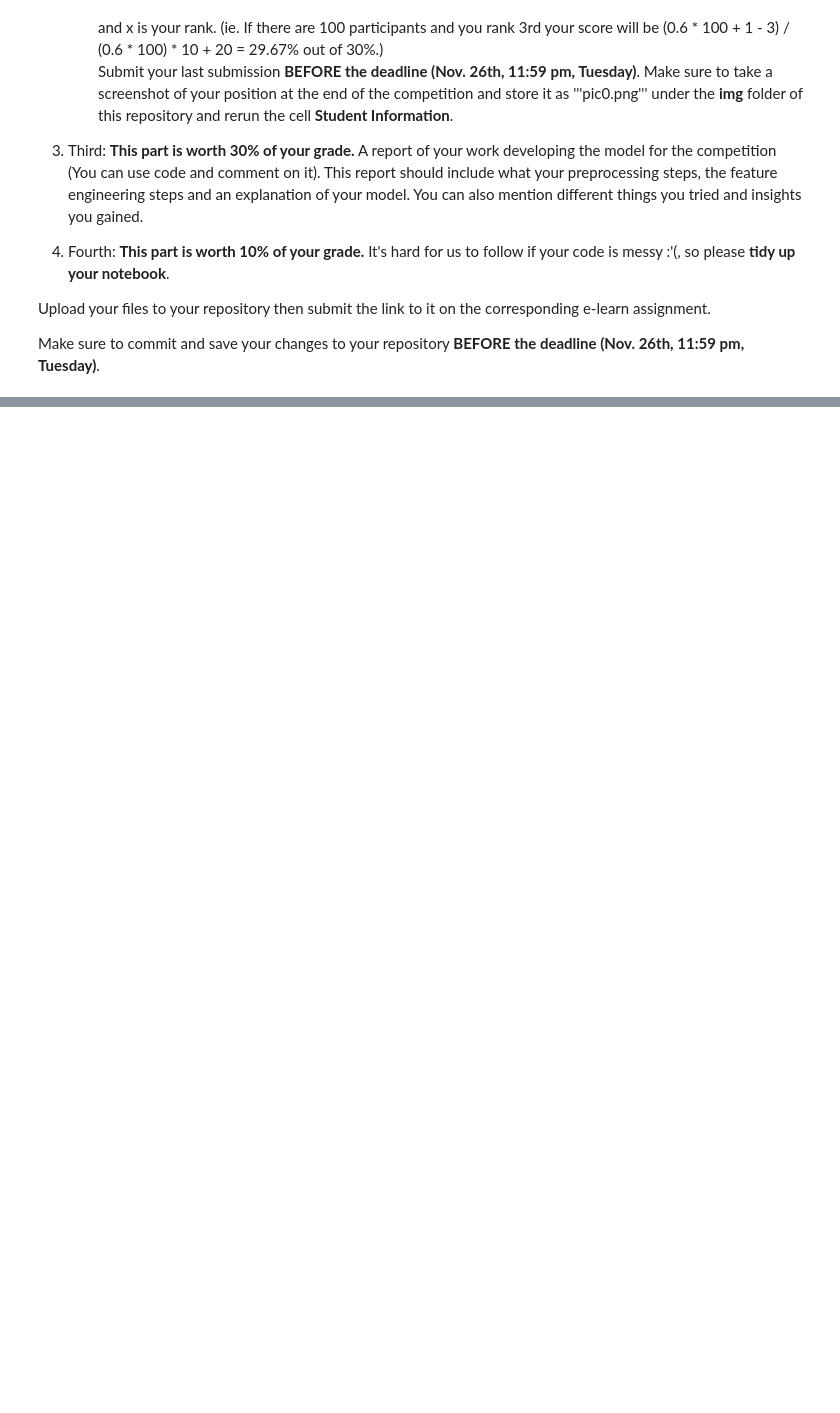
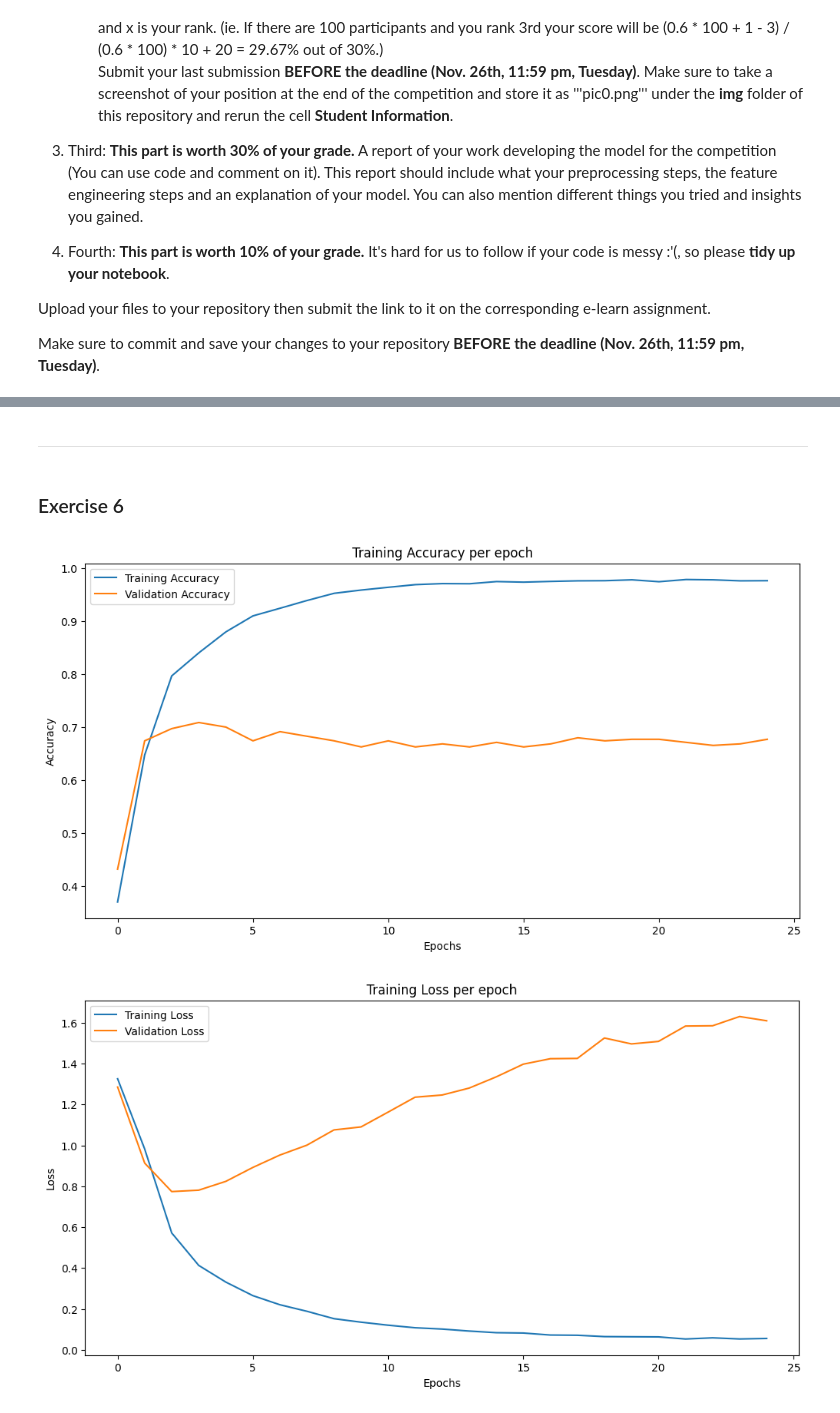
Before and after one commit to Eric0801/DM2024-Lab2-Homework, a Jupyter notebook: DM2024-Lab2-Homework.ipynb, the cells around one changed output, grey strips where cells are left out. Saved outputs shown, nothing was run; the diff lists cells and outputs as text; code cells hidden in the pictures; blank space fills up the shorter version.

```diff
--- a/DM2024-Lab2-Homework.ipynb
+++ b/DM2024-Lab2-Homework.ipynb
@@ -37,0 +287,34 @@ Make sure to commit and save your changes to your repository __BEFORE the deadli
+# %% [markdown]
+---
+# %% [markdown]
+### Exercise 6
+# %%
+# Answer here
+import matplotlib.pyplot as plt
+import pandas as pd
+
+training_log = pd.DataFrame()
+training_log = pd.read_csv("logs/training_log.csv")
+
+# Plot Training and Validation Accuracy
+plt.figure(figsize=(12, 6))
+plt.plot(training_log['epoch'], training_log['accuracy'], label='Training Accuracy')
+plt.plot(training_log['epoch'], training_log['val_accuracy'], label='Validation Accuracy')
+plt.title('Training Accuracy per epoch')
+plt.xlabel('Epochs')
+plt.ylabel('Accuracy')
+plt.legend()
+plt.show()
+
+# Plot Training and Validation Loss
+plt.figure(figsize=(12, 6))
+plt.plot(training_log['epoch'], training_log['loss'], label='Training Loss')
+plt.plot(training_log['epoch'], training_log['val_loss'], label='Validation Loss')
+plt.title('Training Loss per epoch')
+plt.xlabel('Epochs')
+plt.ylabel('Loss')
+plt.legend()
+plt.show()
+# %% [output]
+[figure, added]
+[figure, added]
```
Also changed, not shown: parts of 55 cells of this notebook, 29 other files.
